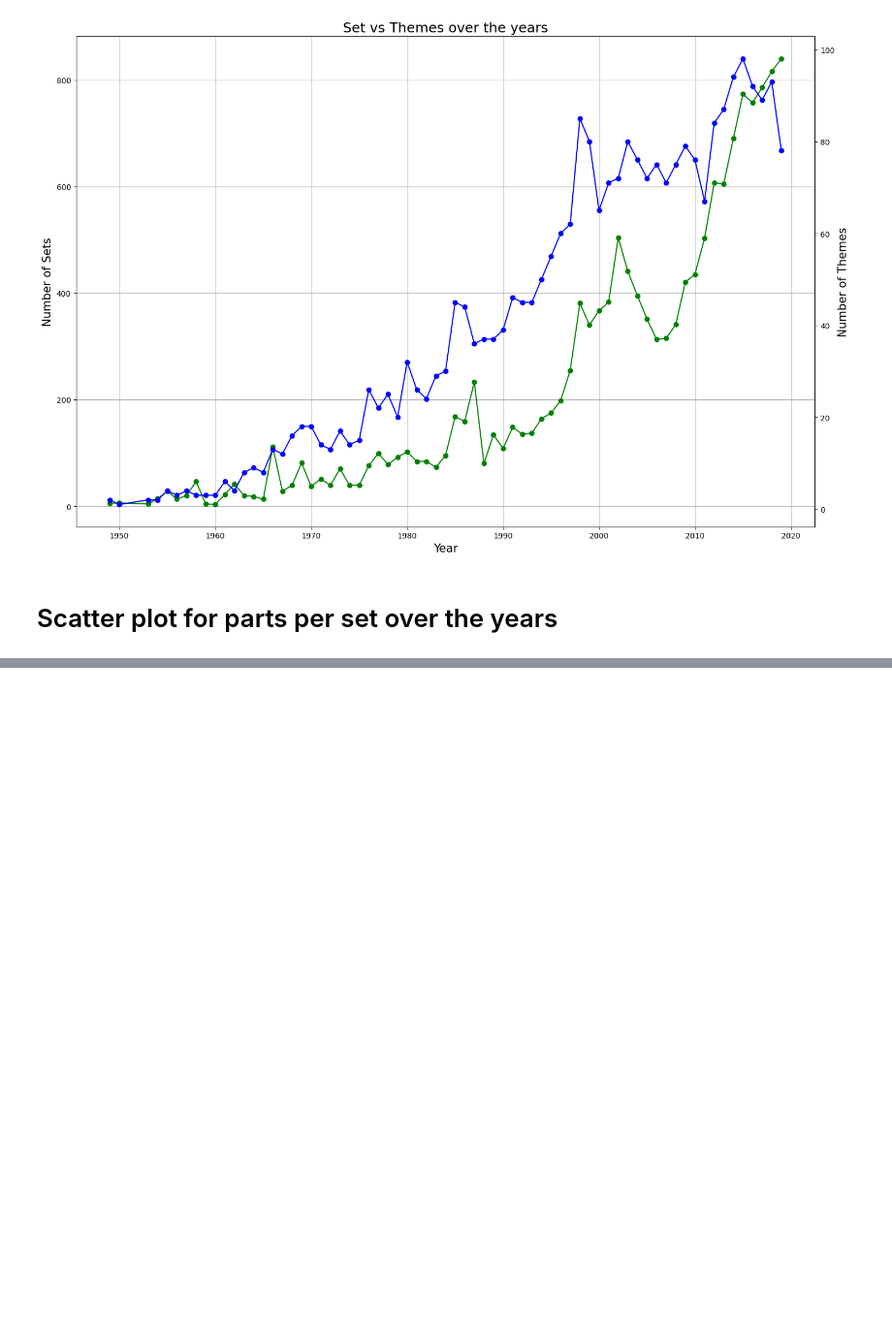
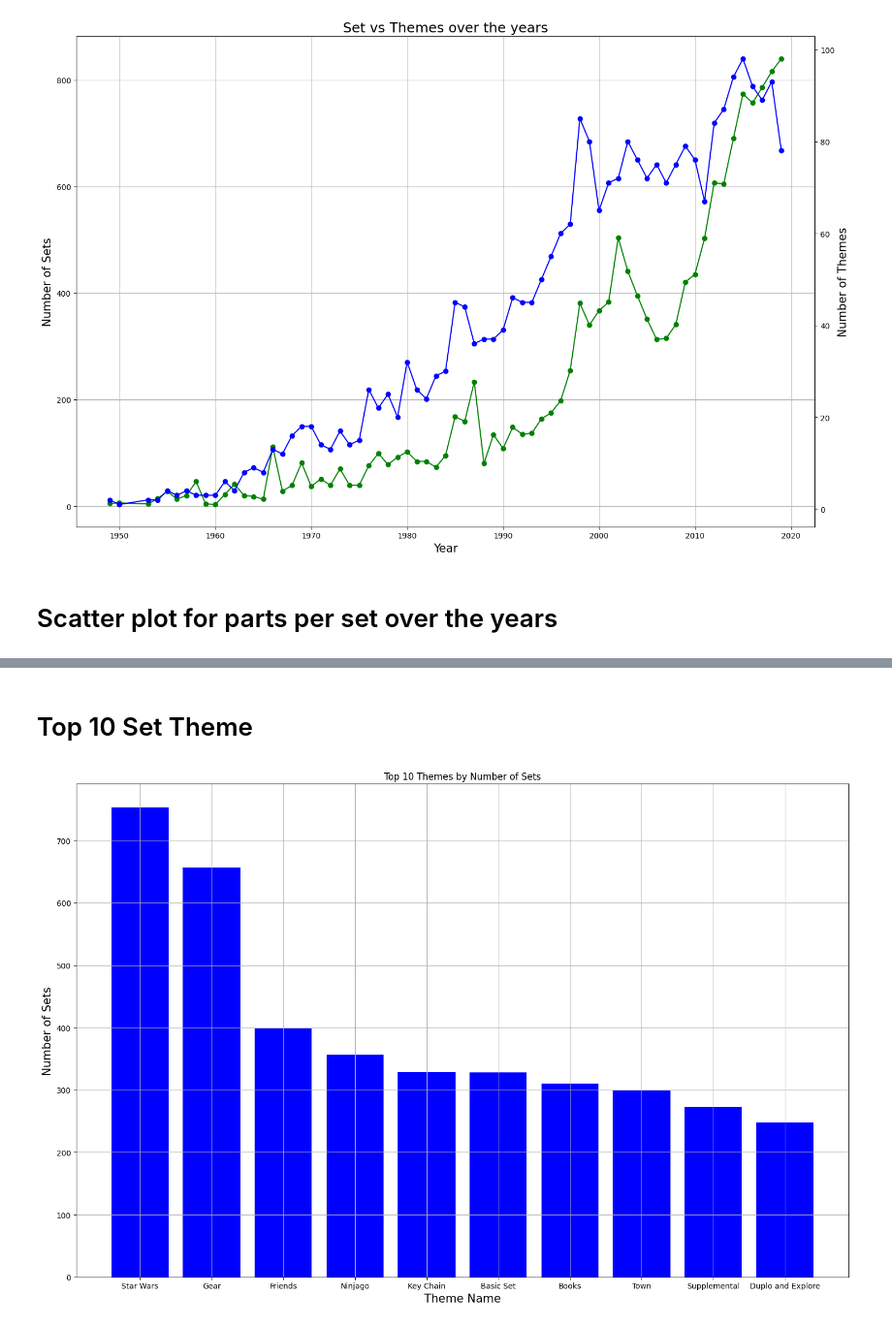
Before and after one commit to myself-Irfan/100_Python_Angela, a Jupyter notebook: 74/74.ipynb, the cells around one changed output, grey strips where cells are left out. Shown at 97% size. Saved outputs shown, nothing was run; the diff lists cells and outputs as text; code cells hidden in the pictures; blank space fills up the shorter version.

```diff
--- a/74/74.ipynb
+++ b/74/74.ipynb
@@ -256,0 +274,31 @@ if __name__ == '__main__':
+# %% [markdown]
+# Top 10 Set Theme
+# %%
+if __name__ == '__main__':
+    setup_logging('74')
+
+    sets_df = fetch_df('data/sets.csv')
+    sets_df = sets_df.reset_index()
+
+    set_theme_count = sets_df['theme_id'].value_counts()
+    set_theme_count = pd.DataFrame({
+        'id': set_theme_count.index,
+        'set_count': set_theme_count.values
+    })
+
+    themes_df = fetch_df('data/themes.csv')
+
+    merged_df = pd.merge(
+        set_theme_count, themes_df, left_on='id', right_on='id', how='inner'
+        ).sort_values(by='set_count', ascending=False)
+
+    plot_df(
+        plot_type='bar',
+        x_data=merged_df.name[:10],
+        y_data=merged_df.set_count[:10],
+        title='Top 10 Themes by Number of Sets',
+        x_label='Theme Name',
+        y_label='Number of Sets'
+    )
+# %% [output]
+[figure, added]
```
Also changed, not shown: parts of 2 cells of this notebook, 1 other file.
